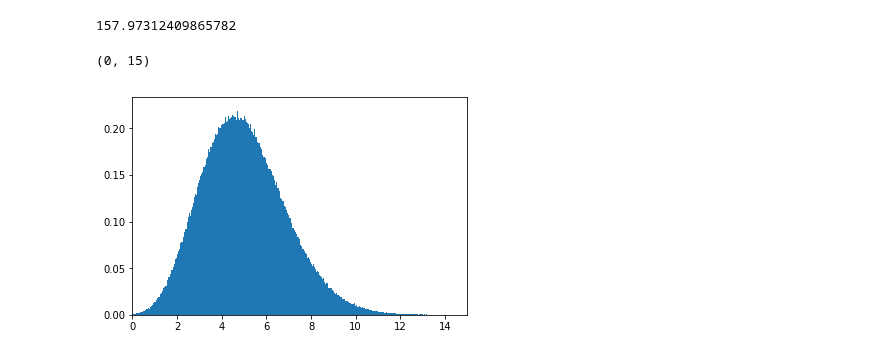
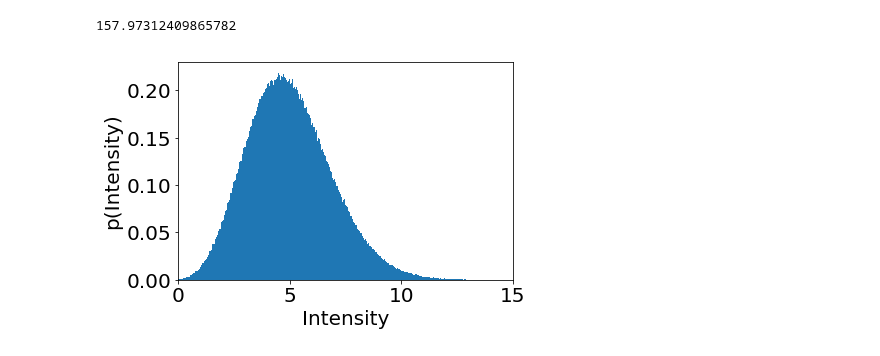
Before and after one commit to hstrey/FCS-simulations, a Jupyter notebook: OneD_intensity_dist_simulation.ipynb, the cells around one changed output. Cells and saved outputs as stored; diff of their text form; code cells hidden in the pictures.

Commit message:
created figures for 1-d simulations from N=5 to N=0.2

```diff
--- a/OneD_intensity_dist_simulation.ipynb
+++ b/OneD_intensity_dist_simulation.ipynb
@@ -8,3 +1,22 @@ from scipy.stats import norm
+# %%
+%matplotlib inline
+import numpy as np
+import matplotlib.pyplot as plt
+import lmfit as lm
+import scipy.special as sf
+from scipy.stats import norm
+
+SMALL_SIZE = 20
+MEDIUM_SIZE = 20
+BIGGER_SIZE = 20
+
+plt.rc('font', size=SMALL_SIZE)          # controls default text sizes
+plt.rc('axes', titlesize=SMALL_SIZE)     # fontsize of the axes title
+plt.rc('axes', labelsize=MEDIUM_SIZE)    # fontsize of the x and y labels
+plt.rc('xtick', labelsize=SMALL_SIZE)    # fontsize of the tick labels
+plt.rc('ytick', labelsize=SMALL_SIZE)    # fontsize of the tick labels
+plt.rc('legend', fontsize=SMALL_SIZE)    # legend fontsize
+plt.rc('figure', titlesize=BIGGER_SIZE)  # fontsize of the figure title
 # %%
 # the plan is to simulate intensity distribution by using a Poisson distribution
 # over a small area.  The first thing that we have to figure out is over which length
@@ -60,10 +56,13 @@ int_list = np.array(int_list)
 # %%
 _ = plt.hist(int_list,bins=500,density=True)
 #plt.ylim((0,1))
 plt.xlim((0,15))
+plt.xlabel("Intensity")
+plt.ylabel("p(Intensity)")
+plt.savefig("OneDN5.png",format='png',dpi=300,bbox_inches='tight',facecolor="white",backgroundcolor="white")
+#plt.savefig("OneDN5.pdf",format='pdf',dpi=300,bbox_inches='tight',facecolor="white",backgroundcolor="white")
 # %% [output]
-(0, 15)
-[figure, old version]
+[figure, new version]
 # %%
 int_list.mean()
 # %% [output]
```
Also changed, not shown: parts of 11 cells of this notebook, 1 other file.
